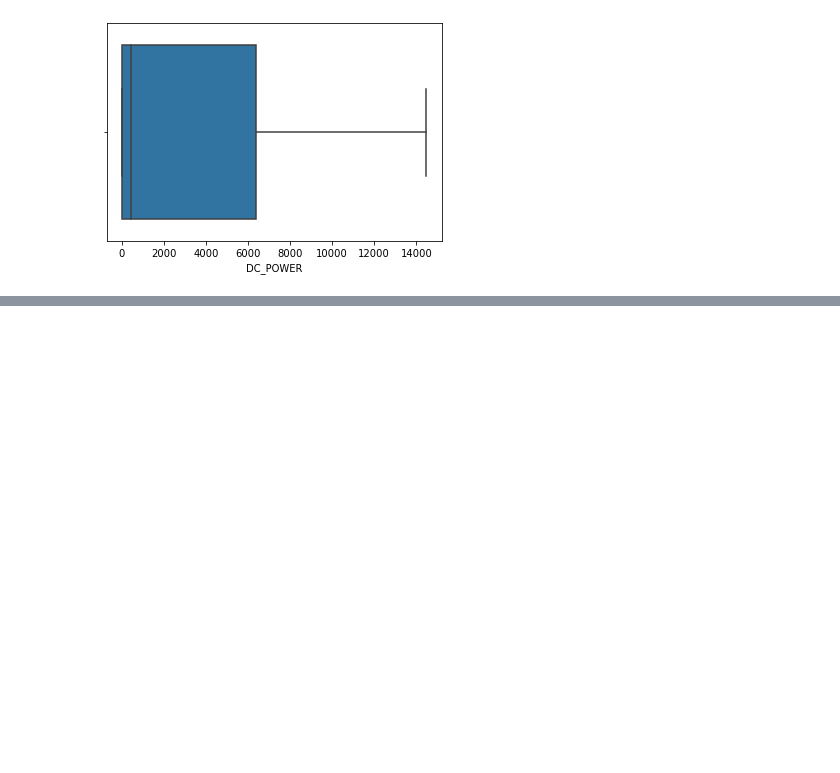
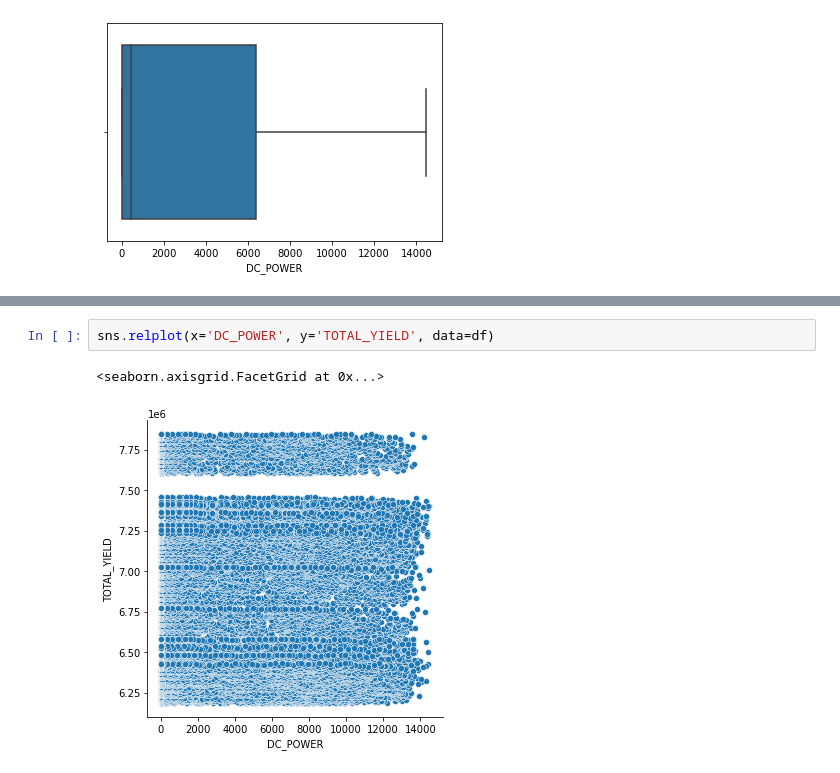
Before and after one commit to BurtonBarnes/solar, a Jupyter notebook: explore.ipynb, the cells around one changed output, grey strips where cells are left out. Drawn from its saved outputs; the diff is of its cells as text; blank space fills up the shorter version.

```diff
--- a/explore.ipynb
+++ b/explore.ipynb
@@ -193,0 +204,5 @@ sns.boxplot(data=df, x='DC_POWER')
+# %%
+sns.relplot(x='DC_POWER', y='TOTAL_YIELD', data=df)
+# %% [output]
+<seaborn.axisgrid.FacetGrid at 0x...>
+[figure, added]
```
Also changed, not shown: parts of 4 cells of this notebook.
